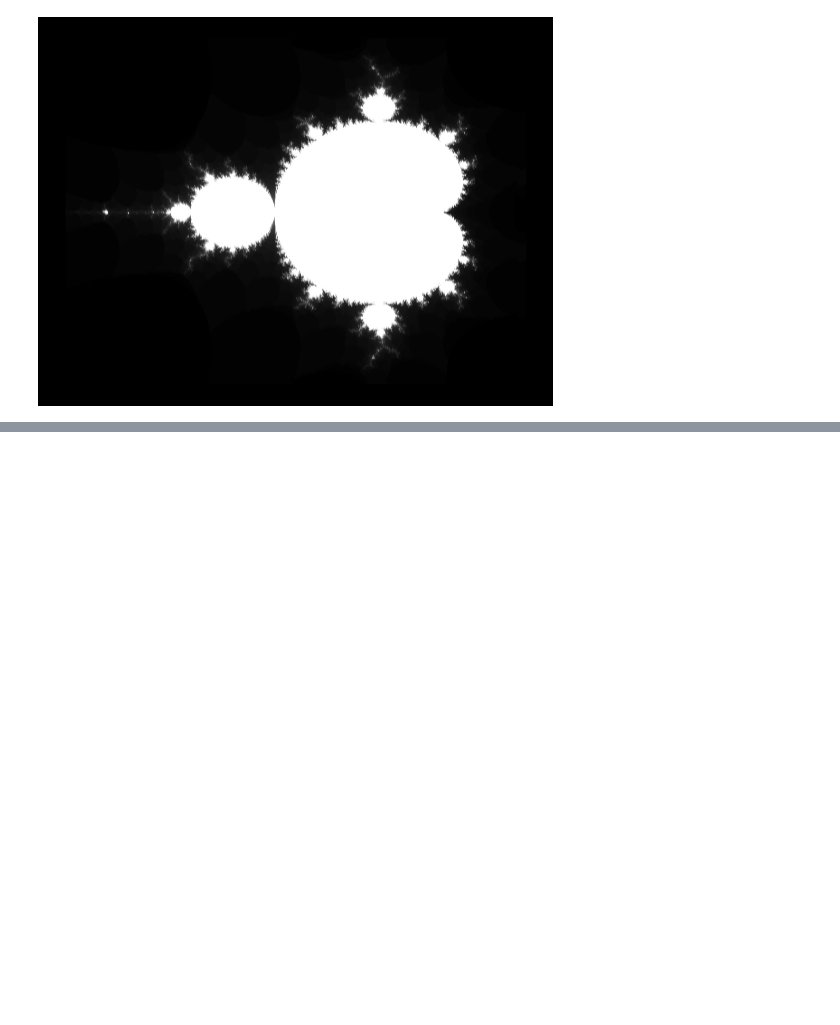
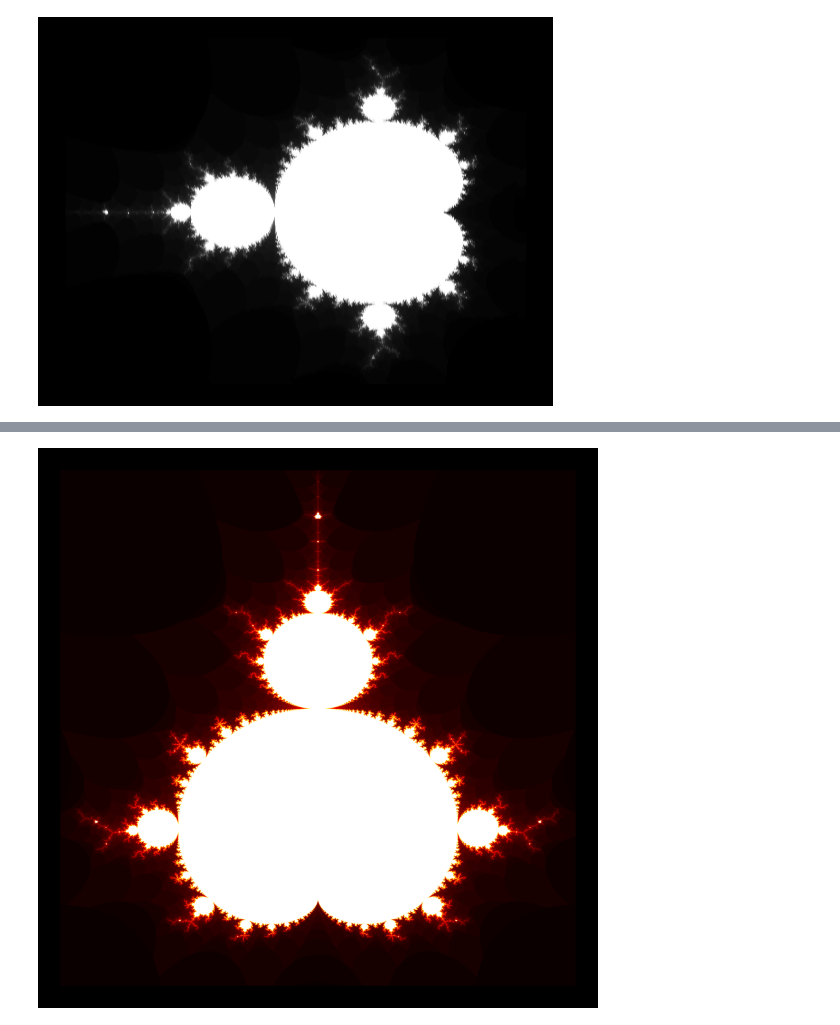
Before and after one commit to jedsurf/fun, a Jupyter notebook: mandelbrot.ipynb, the cells around one changed output, grey strips where cells are left out. Drawn from its saved outputs; the diff is of its cells as text; code cells hidden in the pictures; blank space fills up the shorter version.

```diff
--- a/mandelbrot.ipynb
+++ b/mandelbrot.ipynb
@@ -44,0 +69,11 @@ modified
+# %%
+with plt.style.context("dark_background"):
+    fig, ax = plt.subplots(figsize=(3,3), dpi=1000)
+    # ax.set_axis_off()
+    # fig.add_axes(ax)
+    ax.imshow(result, cmap="twilight_shifted")
+    ax.imshow(result, cmap="hot")
+    ax.axis('off')
+    plt.show()
+# %% [output]
+[figure, added]
```
Also changed, not shown: parts of 4 cells of this notebook, 1 other file.
